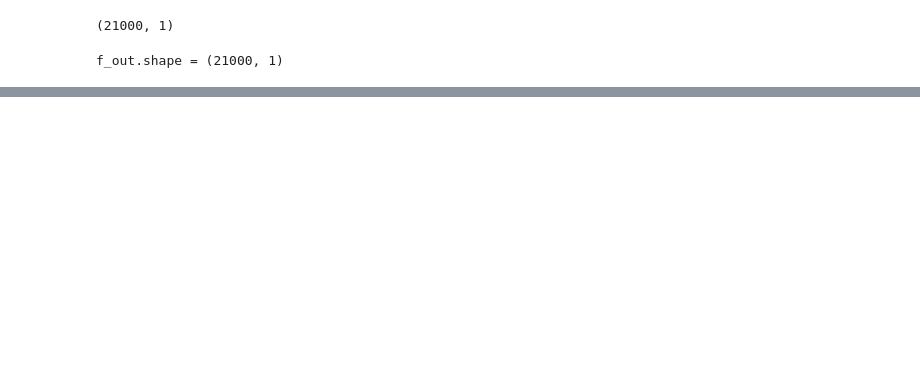
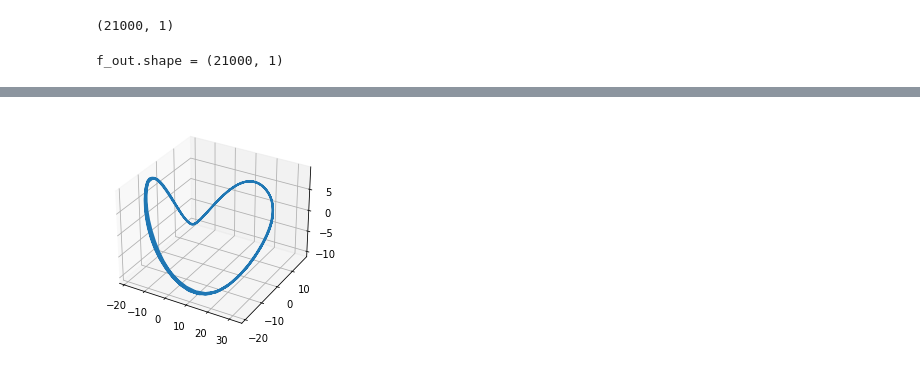
Before and after one commit to aw02m/Spiking_neural_networks, a Jupyter notebook: notebooks/first_run_target_spiking.ipynb, the cells around one changed output, grey strips where cells are left out. Drawn from its saved outputs; the diff is of its cells as text; code cells hidden in the pictures; blank space fills up the shorter version.

```diff
--- a/notebooks/first_run_target_spiking.ipynb
+++ b/notebooks/first_run_target_spiking.ipynb
@@ -113,0 +131,9 @@ plt.plot(pca_x.numpy()[:, 0], pca_x.numpy()[:, 1], pca_x.numpy()[:, 2])
+# %%
+fig2 = plt.figure()
+ax2 = fig2.add_subplot(projection='3d')
+th = 500
+plt.plot(pca_traj.numpy()[th:, 0], pca_traj.numpy()[th:, 1], pca_traj.numpy()[th:, 2])
+plt.show()
+plt.close()
+# %% [output]
+[figure, added]
```
Also changed, not shown: parts of 11 cells of this notebook.
